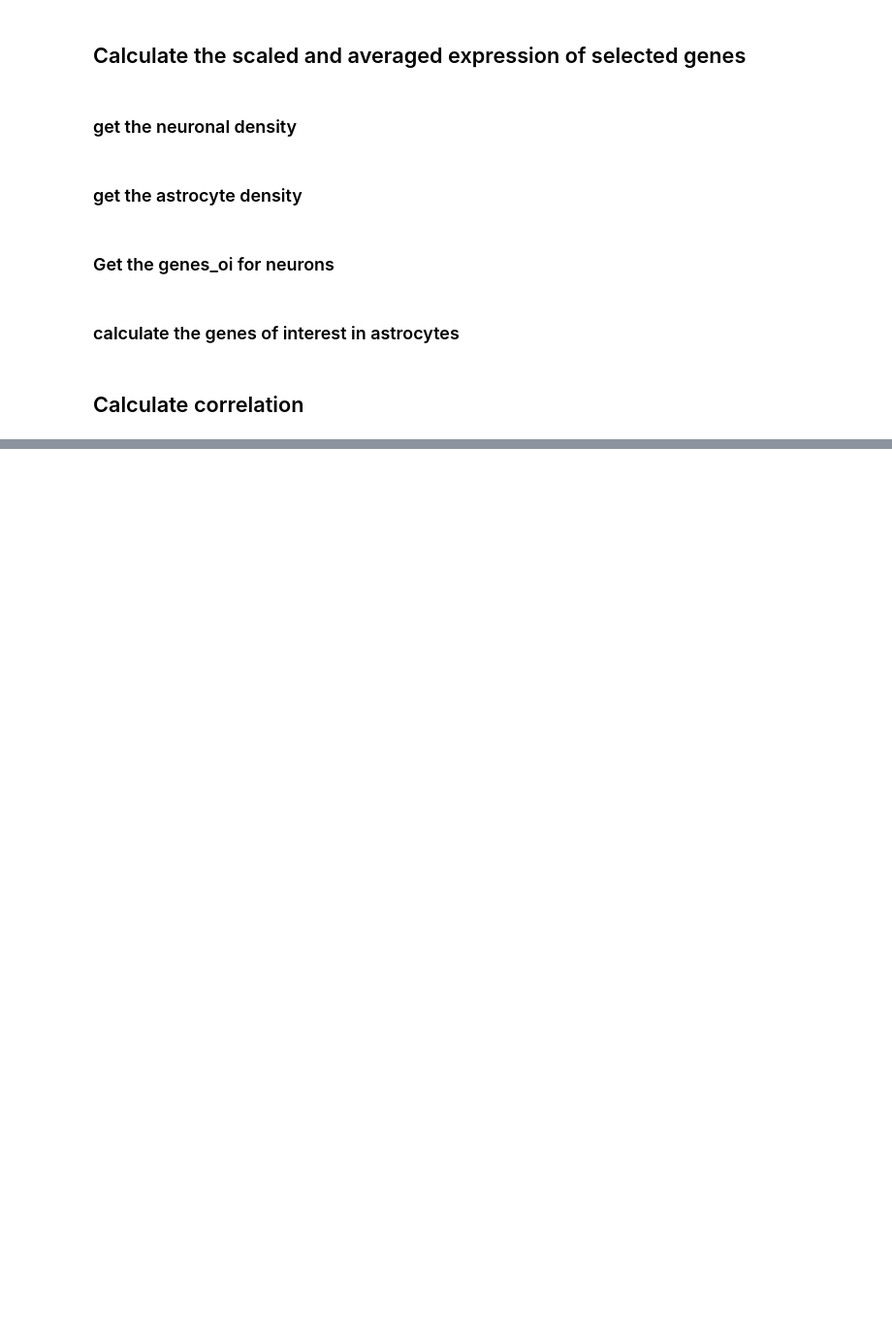
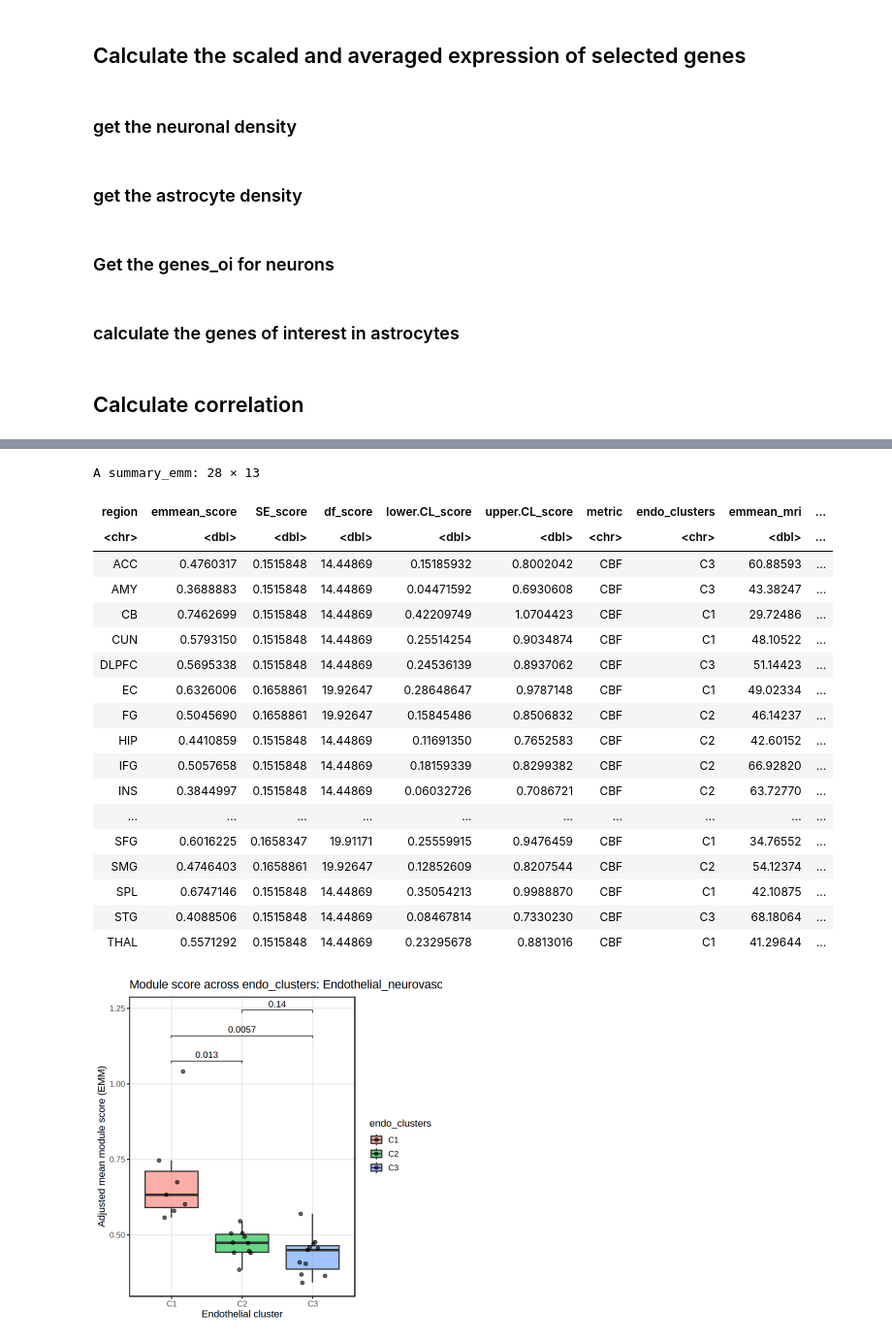
Before and after one commit to Knight-Initiative-for-Brain-Resilience/human-brain-vascular-atlas, a Jupyter notebook: Final_notebook/06.5.R_Capillary_transporter_correlation.ipynb, the cells around one changed output, grey strips where cells are left out. Shown at 97% size. Drawn from its saved outputs; the diff is of its cells as text; code cells hidden in the pictures; blank space fills up the shorter version.

```diff
--- a/Final_notebook/06.5.R_Capillary_transporter_correlation.ipynb
+++ b/Final_notebook/06.5.R_Capillary_transporter_correlation.ipynb
@@ -538,0 +1086,4 @@ sessionInfo()
+# %%
+# ── 0. Subset to endothelial cells ────────────────────────────────────────────
+obj_oi <- subset(clean, subset = Cell_class == "Endothelial")
+print(obj_oi)
@@ -538,0 +1145,61 @@ sessionInfo()
+# %%
+# ── 5. Load MRI data and keep only the chosen metric ─────────────────────────
+mri_df_all <- read.csv("./Data/Brain_flow/emm_regional_gm.csv")
+mri_df <- mri_df_all[mri_df_all$metric == mri_metric, ]
+
+# Apply the same region-name harmonization you used for FDG
+rg_anno <- read.csv("./Data/region.csv")
+mri_df$region_abb <- rg_anno$Final_abb[match(mri_df$region_abb, rg_anno$region_abb)]
+
+# ── 6. Merge by region ───────────────────────────────────────────────────────
+merged_df <- inner_join(
+  emm_df, mri_df,
+  by = c("region" = "region_abb"),
+  suffix = c("_score", "_mri")
+)
+# %%
+## merged_df
+merged_df
+my_comparisons <- list(c("C1", "C2"), c("C1", "C3"), c("C2", "C3"))
+
+options(repr.plot.width = 6, repr.plot.height = 6)
+ggplot(merged_df, aes(x = endo_clusters, y = emmean_score, fill = endo_clusters)) +
+  geom_boxplot(outlier.shape = NA, alpha = 0.6) +
+  geom_jitter(width = 0.2, alpha = 0.6, size = 1.5) +
+  stat_compare_means(
+    comparisons = my_comparisons,
+    method      = "t.test",
+    label       = "p.format",
+    tip.length  = 0.01
+  ) +
+  labs(
+    title = paste("Module score across endo_clusters:", module_of_interest),
+    x     = "Endothelial cluster",
+    y     = "Adjusted mean module score (EMM)"
+  ) +
+  theme_bw(base_size = 12) +
+  theme(
+    panel.border     = element_rect(color = "black", fill = NA, linewidth = 0.8),
+    panel.grid.minor = element_blank()
+  )
+# %% [output]
+A summary_emm: 28 × 13
+| region | emmean_score | SE_score | df_score | lower.CL_score | upper.CL_score | metric | endo_clusters | emmean_mri | ... |
+| <chr> | <dbl> | <dbl> | <dbl> | <dbl> | <dbl> | <chr> | <chr> | <dbl> | ... |
+| ACC | 0.4760317 | 0.1515848 | 14.44869 | 0.15185932 | 0.8002042 | CBF | C3 | 60.88593 | ... |
+| AMY | 0.3688883 | 0.1515848 | 14.44869 | 0.04471592 | 0.6930608 | CBF | C3 | 43.38247 | ... |
+| CB | 0.7462699 | 0.1515848 | 14.44869 | 0.42209749 | 1.0704423 | CBF | C1 | 29.72486 | ... |
+| CUN | 0.5793150 | 0.1515848 | 14.44869 | 0.25514254 | 0.9034874 | CBF | C1 | 48.10522 | ... |
+| DLPFC | 0.5695338 | 0.1515848 | 14.44869 | 0.24536139 | 0.8937062 | CBF | C3 | 51.14423 | ... |
+| EC | 0.6326006 | 0.1658861 | 19.92647 | 0.28648647 | 0.9787148 | CBF | C1 | 49.02334 | ... |
+| FG | 0.5045690 | 0.1658861 | 19.92647 | 0.15845486 | 0.8506832 | CBF | C2 | 46.14237 | ... |
+| HIP | 0.4410859 | 0.1515848 | 14.44869 | 0.11691350 | 0.7652583 | CBF | C2 | 42.60152 | ... |
+| IFG | 0.5057658 | 0.1515848 | 14.44869 | 0.18159339 | 0.8299382 | CBF | C2 | 66.92820 | ... |
+| INS | 0.3844997 | 0.1515848 | 14.44869 | 0.06032726 | 0.7086721 | CBF | C2 | 63.72770 | ... |
+| ... | ... | ... | ... | ... | ... | ... | ... | ... | ... |
+| SFG | 0.6016225 | 0.1658347 | 19.91171 | 0.25559915 | 0.9476459 | CBF | C1 | 34.76552 | ... |
+| SMG | 0.4746403 | 0.1658861 | 19.92647 | 0.12852609 | 0.8207544 | CBF | C2 | 54.12374 | ... |
+| SPL | 0.6747146 | 0.1515848 | 14.44869 | 0.35054213 | 0.9988870 | CBF | C1 | 42.10875 | ... |
+| STG | 0.4088506 | 0.1515848 | 14.44869 | 0.08467814 | 0.7330230 | CBF | C3 | 68.18064 | ... |
+| THAL | 0.5571292 | 0.1515848 | 14.44869 | 0.23295678 | 0.8813016 | CBF | C1 | 41.29644 | ... |
+[figure, added]
```
Also changed, not shown: parts of 57 cells of this notebook, 18 other files.
